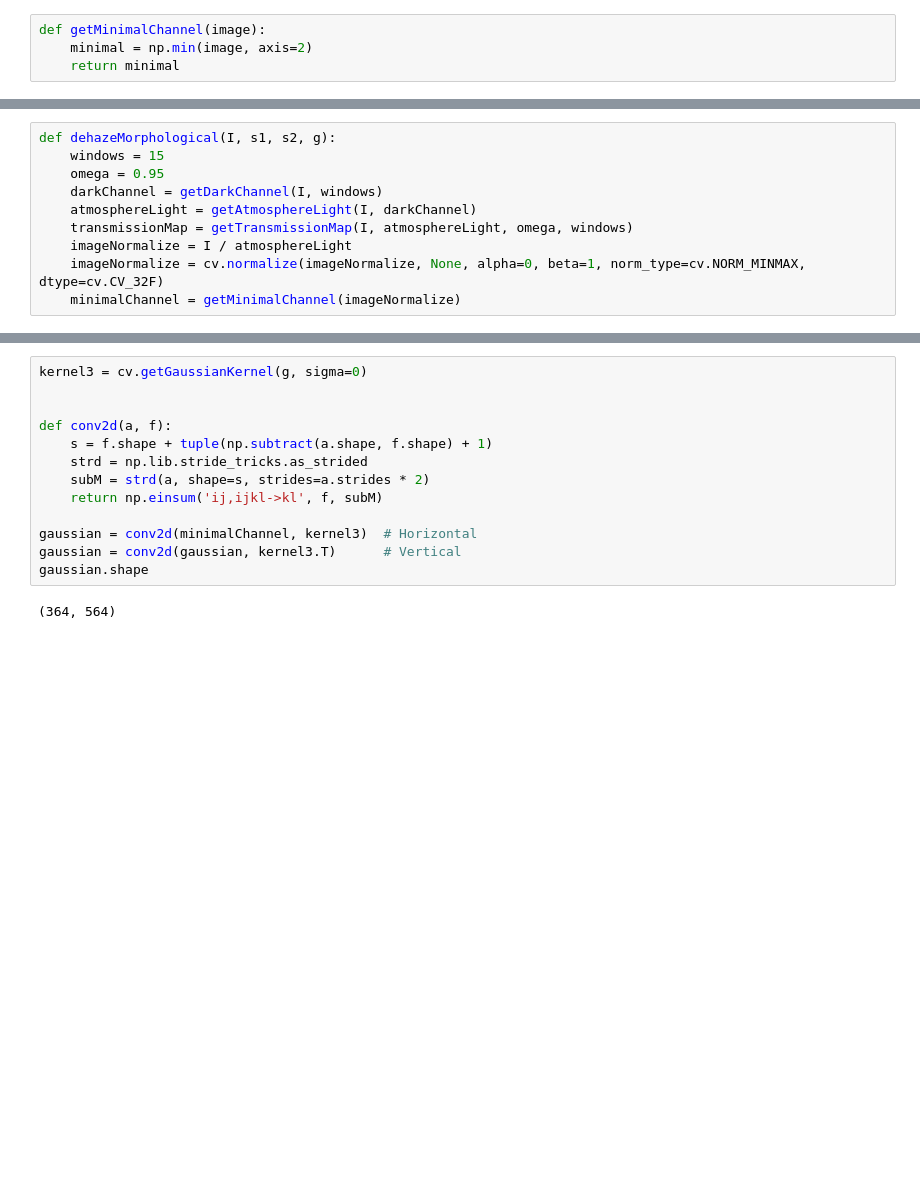
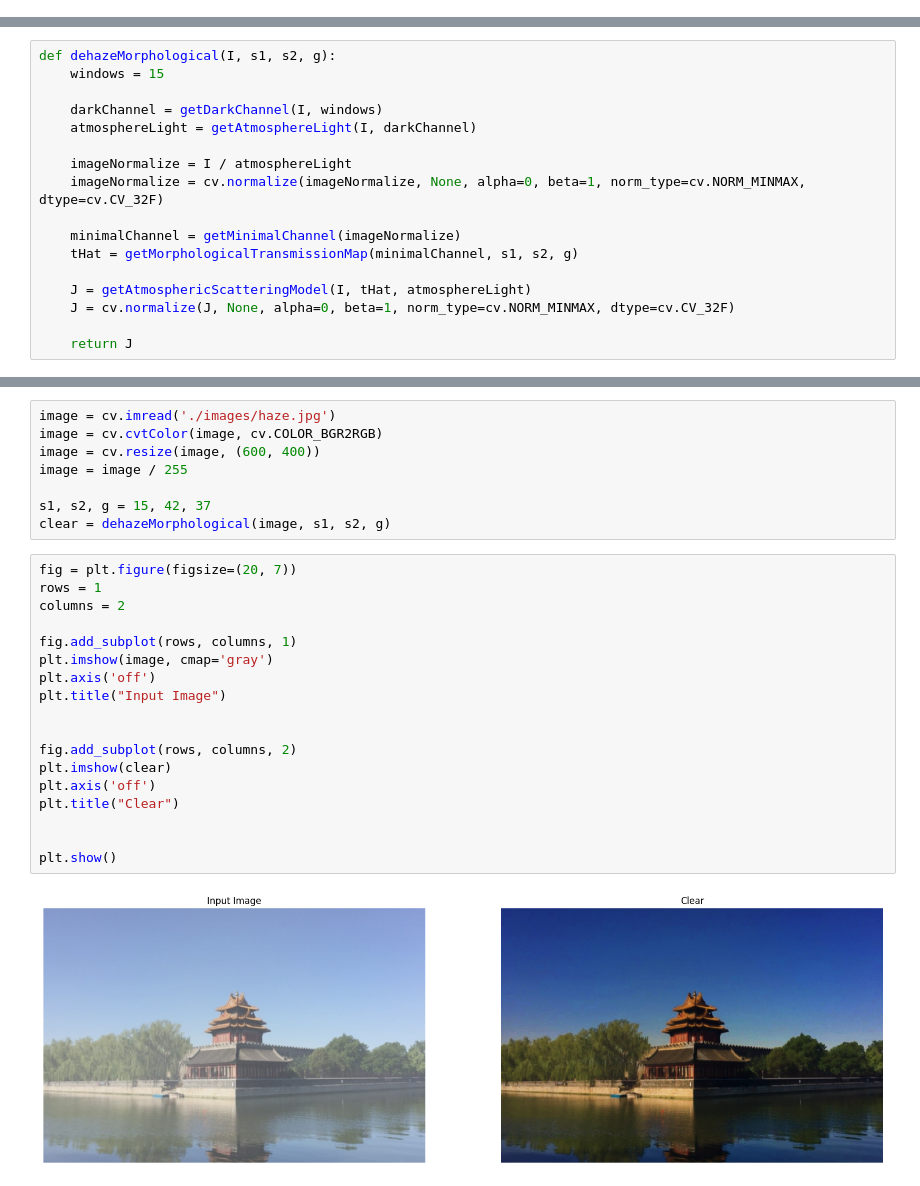
Before and after one commit to maldonadoq/morphological, a Jupyter notebook: main.ipynb, the cells around one changed output, grey strips where cells are left out. Drawn from its saved outputs; the diff is of its cells as text; blank space fills up the shorter version.

```diff
--- a/main.ipynb
+++ b/main.ipynb
@@ -35,4 +0,0 @@ def getTransmissionMap(image, atmosphereLight, omega=0.95, w=15):
-# %%
-def getMinimalChannel(image):
-    minimal = np.min(image, axis=2)
-    return minimal
@@ -48,10 +10,17 @@ def getAtmosphericScatteringModel(I, t, A, tx=0.1):
 # %%
 def dehazeMorphological(I, s1, s2, g):
     windows = 15
-    omega = 0.95
+
     darkChannel = getDarkChannel(I, windows)
     atmosphereLight = getAtmosphereLight(I, darkChannel)
-    transmissionMap = getTransmissionMap(I, atmosphereLight, omega, windows)
+
     imageNormalize = I / atmosphereLight
     imageNormalize = cv.normalize(imageNormalize, None, alpha=0, beta=1, norm_type=cv.NORM_MINMAX, dtype=cv.CV_32F)
+
     minimalChannel = getMinimalChannel(imageNormalize)
+    tHat = getMorphologicalTransmissionMap(minimalChannel, s1, s2, g)
+
+    J = getAtmosphericScatteringModel(I, tHat, atmosphereLight)
+    J = cv.normalize(J, None, alpha=0, beta=1, norm_type=cv.NORM_MINMAX, dtype=cv.CV_32F)
+
+    return J
@@ -151,15 +27,28 @@ plt.show()
-# %%
-kernel3 = cv.getGaussianKernel(g, sigma=0)
-
-
-def conv2d(a, f):
-    s = f.shape + tuple(np.subtract(a.shape, f.shape) + 1)
-    strd = np.lib.stride_tricks.as_strided
-    subM = strd(a, shape=s, strides=a.strides * 2)
-    return np.einsum('ij,ijkl->kl', f, subM)
-
-gaussian = conv2d(minimalChannel, kernel3)  # Horizontal
-gaussian = conv2d(gaussian, kernel3.T)      # Vertical
-gaussian.shape
-# %% [output]
-(364, 564)
+# %%
+image = cv.imread('./images/haze.jpg')
+image = cv.cvtColor(image, cv.COLOR_BGR2RGB)
+image = cv.resize(image, (600, 400))
+image = image / 255
+
+s1, s2, g = 15, 42, 37
+clear = dehazeMorphological(image, s1, s2, g)
+# %%
+fig = plt.figure(figsize=(20, 7))
+rows = 1
+columns = 2
+
+fig.add_subplot(rows, columns, 1)
+plt.imshow(image, cmap='gray')
+plt.axis('off')
+plt.title("Input Image")
+
+
+fig.add_subplot(rows, columns, 2)
+plt.imshow(clear)
+plt.axis('off')
+plt.title("Clear")
+
+
+plt.show()
+# %% [output]
+[figure, added]
```
Also changed, not shown: parts of 8 cells of this notebook.
